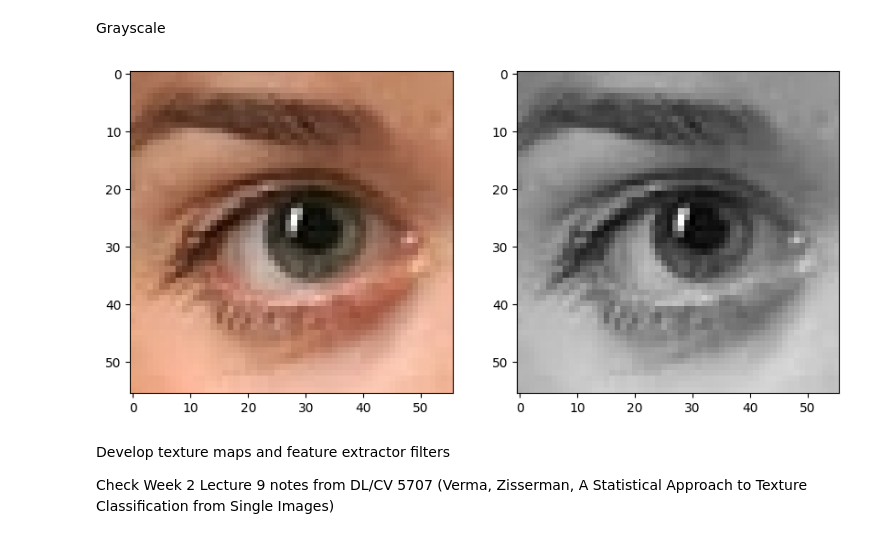
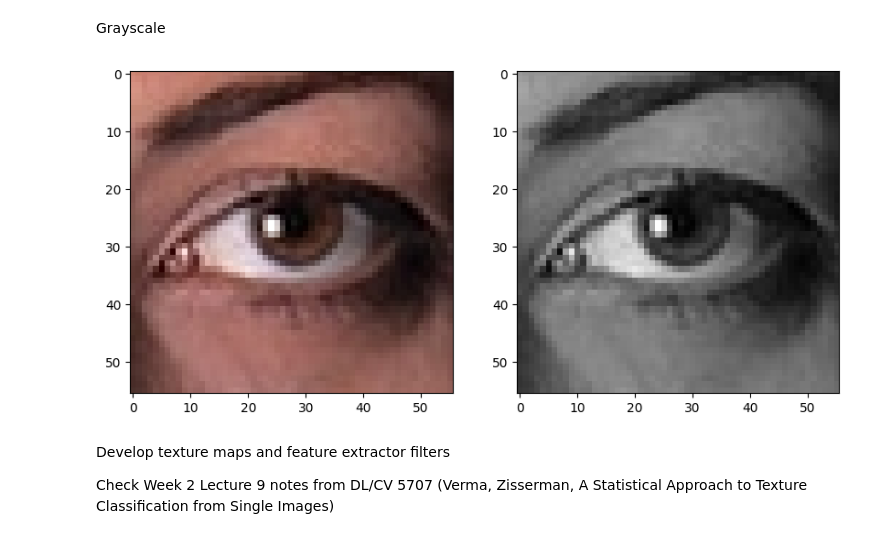
Before and after one commit to chill0121/Periocular_Sex_Classification, a Jupyter notebook: Periocular_Sex_Classification.ipynb, the cells around one changed output. Drawn from its saved outputs; the diff is of its cells as text; code cells hidden in the pictures.

```diff
--- a/Periocular_Sex_Classification.ipynb
+++ b/Periocular_Sex_Classification.ipynb
@@ -116,12 +115,15 @@ Split
 - Validation = 18%
 - Test = 12%
 # %%
+# Train and Test
 X_train, X_test = train_test_split(eyes_df, test_size = 0.12, shuffle = True, stratify = eyes_df.sex, random_state = 11)
+# Validation from Train
+X_train, X_val = train_test_split(X_train, test_size = 0.18, shuffle = True, stratify = X_train.sex, random_state = 11)
 
 # Create validation set.
-val_size = int(0.18 * len(X_train))
-X_val = X_train.iloc[-val_size: ]
-X_train = X_train.iloc[: -val_size]
+# val_size = int(0.18 * len(X_train))
+# X_val = X_train.iloc[-val_size: ]
+# X_train = X_train.iloc[: -val_size]
 
 # Create y.
 y_train = X_train.sex
@@ -161,11 +163,11 @@ def convert_to_grayscale(df):
 X_train['gray_array'] = X_train.apply(convert_to_grayscale, axis = 1)
 # %%
 fig, ax = plt.subplots(1, 2, figsize = (10,6))
-ax[0].imshow(Image.fromarray(X_train.iloc[250].rgb_array.reshape(img_size,img_size,3)))
-ax[1].imshow(Image.fromarray(X_train.iloc[250].gray_array.reshape(img_size,img_size)))
+ax[0].imshow(Image.fromarray(X_train.iloc[450].rgb_array.reshape(img_size,img_size,3)))
+ax[1].imshow(Image.fromarray(X_train.iloc[450].gray_array.reshape(img_size,img_size)))
 plt.show()
 # %% [output]
-[figure, old version]
+[figure, new version]
 # %% [markdown]
 Develop texture maps and feature extractor filters
 
```
Also changed, not shown: parts of 15 cells of this notebook.
